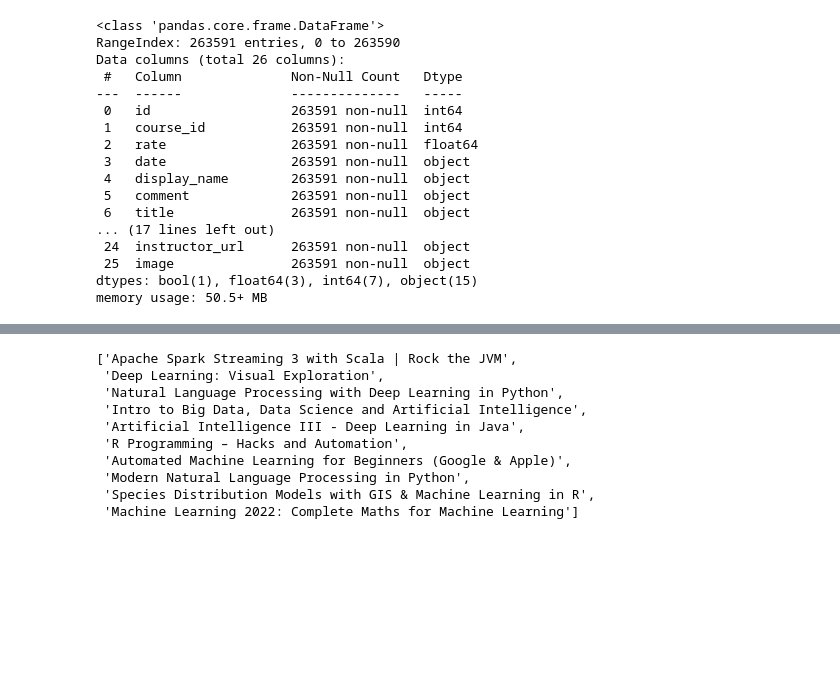
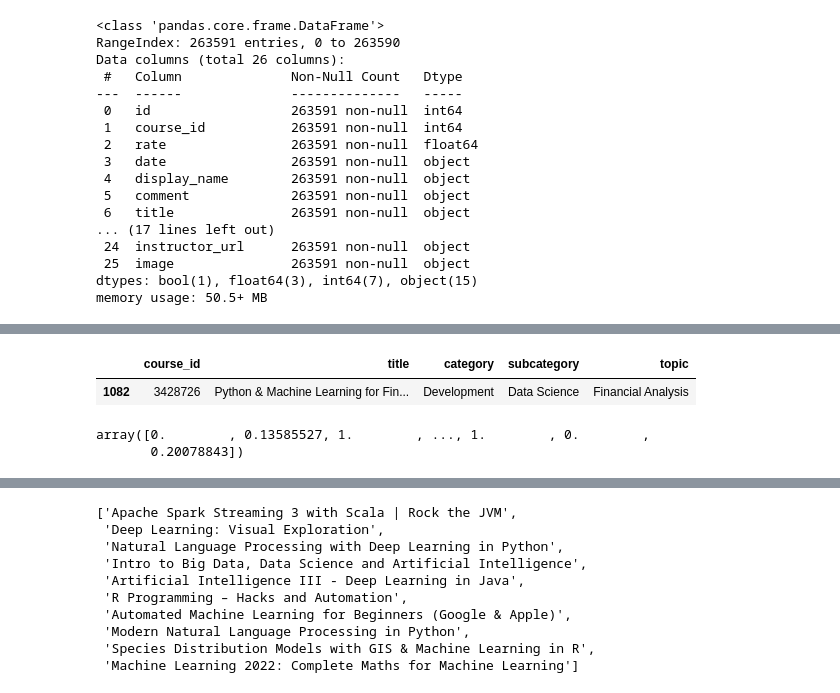
Before and after one commit to rasyidsulaeman/Udemy_Course_Recommendation, a Jupyter notebook: notebook/Content_Based_Filtering.ipynb, the cells around one changed output, grey strips where cells are left out. Saved outputs shown, nothing was run; the diff lists cells and outputs as text; code cells hidden in the pictures; blank space fills up the shorter version.

```diff
--- a/notebook/Content_Based_Filtering.ipynb
+++ b/notebook/Content_Based_Filtering.ipynb
@@ -99,0 +116,10 @@ similarity_df = compute_similarity(unique_df)
+# %%
+unique_df[unique_df['title'] == 'Python & Machine Learning for Financial Analysis']
+# %% [output]
+|  | course_id | title | category | subcategory | topic |
+| 1082 | 3428726 | Python & Machine Learning for Fin... | Development | Data Science | Financial Analysis |
+# %%
+similarity_df[1082]
+# %% [output]
+array([0.        , 0.13585527, 1.        , ..., 1.        , 0.        ,
+       0.20078843])
```
Also changed, not shown: parts of 20 cells of this notebook, 3 other files.
